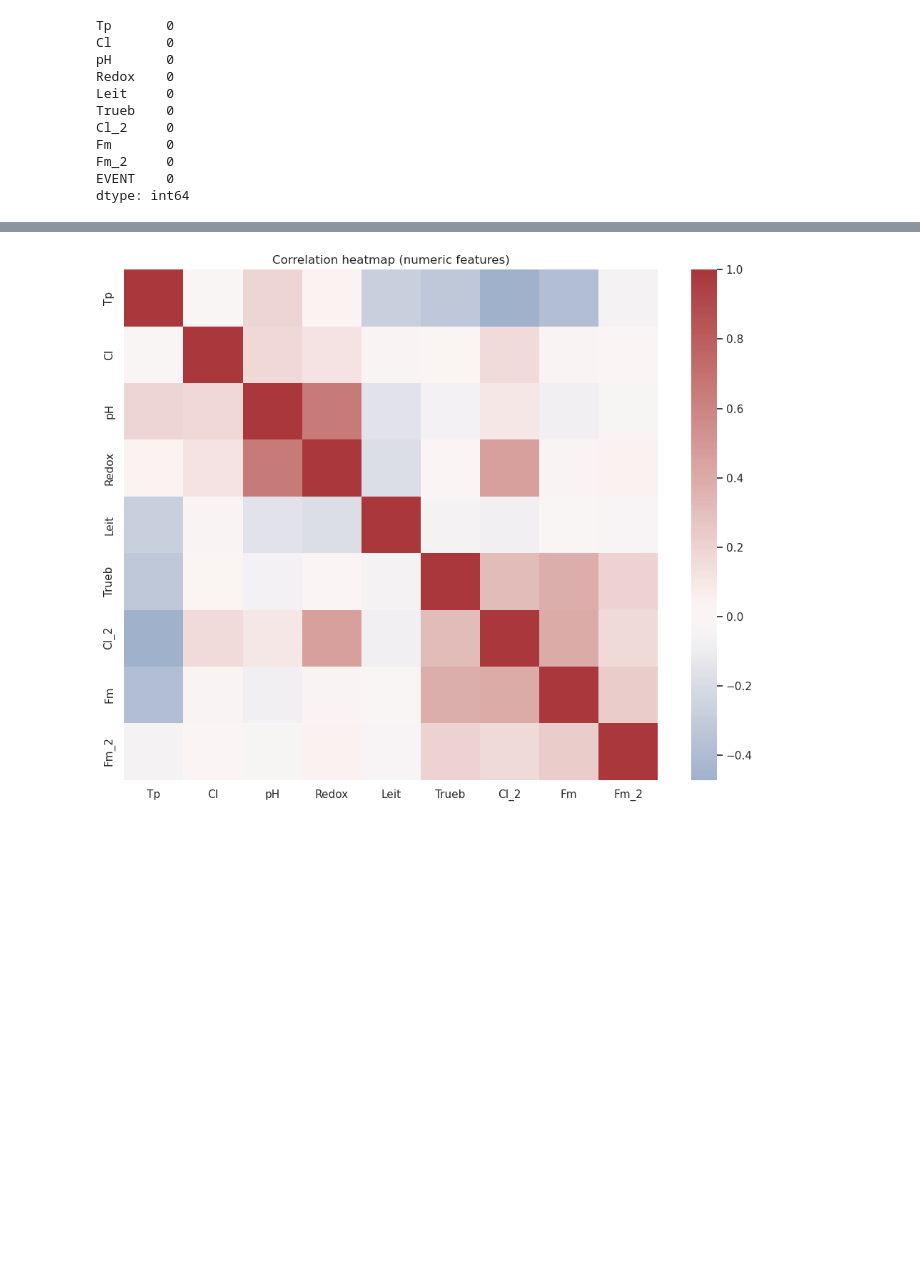
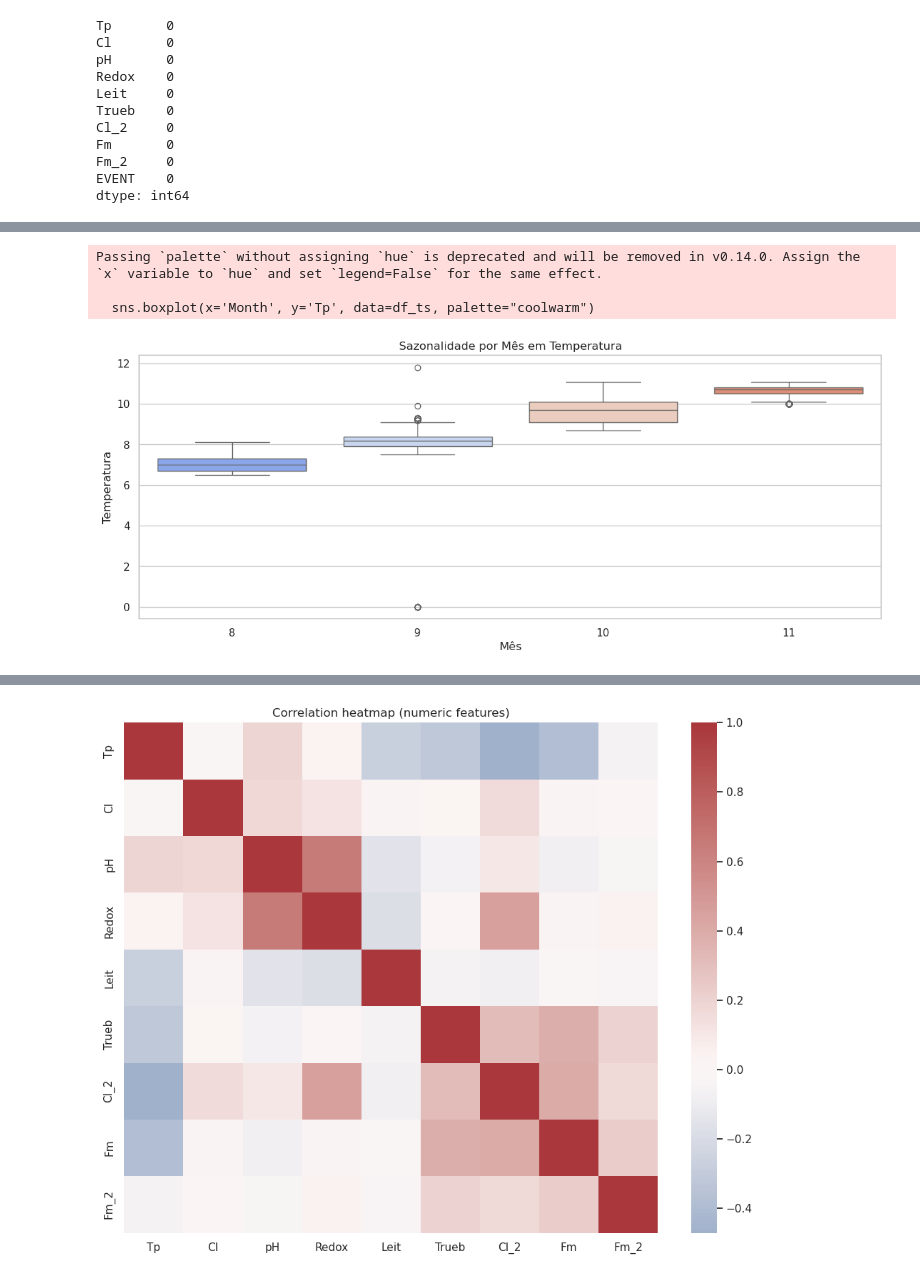
Before and after one commit to nelcostaa/cnn-anomaly-detection, a Jupyter notebook: notebooks/02_visualizations_gecco2018.ipynb, the cells around one changed output, grey strips where cells are left out. Drawn from its saved outputs; the diff is of its cells as text; code cells hidden in the pictures; blank space fills up the shorter version.

```diff
--- a/notebooks/02_visualizations_gecco2018.ipynb
+++ b/notebooks/02_visualizations_gecco2018.ipynb
@@ -172 +189,19 @@ plot_timeseries_with_events(df_ts, sensor_cols, save=True, prefix="timeseries")
+# %%
+if hasattr(df_ts.index, 'inferred_type') and df_ts.index.inferred_type == 'datetime64':
+    df_ts['Month'] = df_ts.index.month
+elif 'Time' in df_ts.columns:
+    df_ts['Month'] = pd.to_datetime(df_ts['Time']).dt.month
+else:
+    raise ValueError("No datetime index or 'Time' column found for extracting month.")
+
+sns.boxplot(x='Month', y='Tp', data=df_ts, palette="coolwarm")
+plt.title('Sazonalidade por Mês em Temperatura')
+plt.xlabel('Mês')
+plt.ylabel('Temperatura')
+plt.show()
+# %% [output]
+Passing `palette` without assigning `hue` is deprecated and will be removed in v0.14.0. Assign the `x` variable to `hue` and set `legend=False` for the same effect.
+
+  sns.boxplot(x='Month', y='Tp', data=df_ts, palette="coolwarm")
+[figure, added]
 # %%
```
Also changed, not shown: parts of 20 cells of this notebook, 1 other file.
